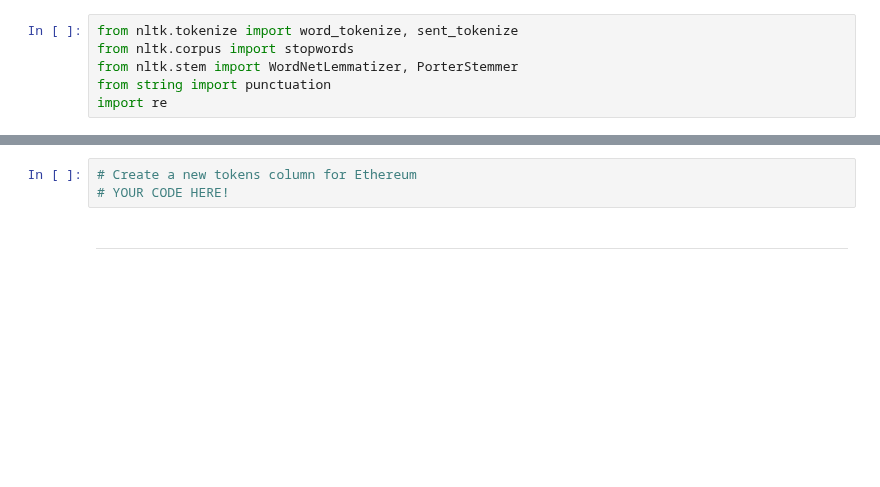
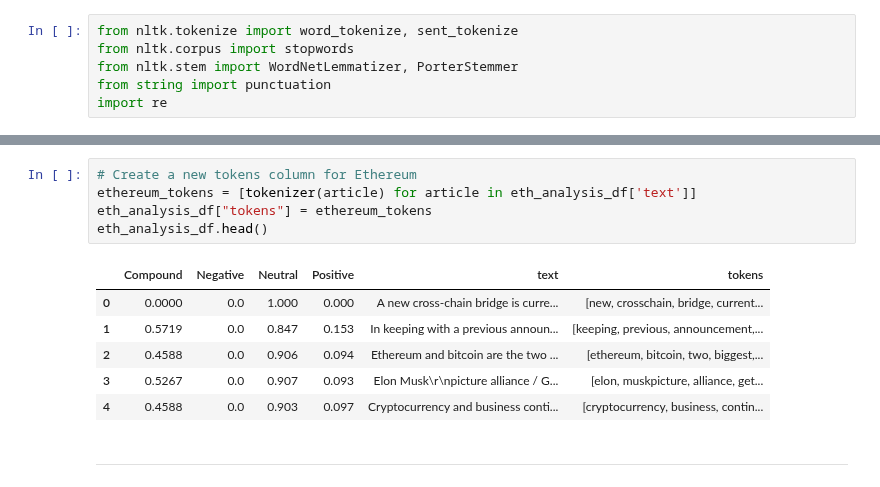
Before and after one commit to MatthewPuttroff/HWUnitTwelve, a Jupyter notebook: Instructions/Starter_Code/crypto_sentiment.ipynb, the cells around one changed output, grey strips where cells are left out. Saved outputs shown, nothing was run; the diff lists cells and outputs as text; blank space fills up the shorter version.

```diff
--- a/Instructions/Starter_Code/crypto_sentiment.ipynb
+++ b/Instructions/Starter_Code/crypto_sentiment.ipynb
@@ -220,6 +224,15 @@ def tokenizer(text):
 # %%
 # Create a new tokens column for Ethereum
-# YOUR CODE HERE!
+ethereum_tokens = [tokenizer(article) for article in eth_analysis_df['text']]
+eth_analysis_df["tokens"] = ethereum_tokens
+eth_analysis_df.head()
+# %% [output]
+|  | Compound | Negative | Neutral | Positive | text | tokens |
+| 0 | 0.0000 | 0.0 | 1.000 | 0.000 | A new cross-chain bridge is curre... | [new, crosschain, bridge, current... |
+| 1 | 0.5719 | 0.0 | 0.847 | 0.153 | In keeping with a previous announ... | [keeping, previous, announcement,... |
+| 2 | 0.4588 | 0.0 | 0.906 | 0.094 | Ethereum and bitcoin are the two ... | [ethereum, bitcoin, two, biggest,... |
+| 3 | 0.5267 | 0.0 | 0.907 | 0.093 | Elon Musk\r\npicture alliance / G... | [elon, muskpicture, alliance, get... |
+| 4 | 0.4588 | 0.0 | 0.903 | 0.097 | Cryptocurrency and business conti... | [cryptocurrency, business, contin... |
 # %% [markdown]
 ---
 # %% [markdown]
```
Also changed, not shown: parts of 4 cells of this notebook.
